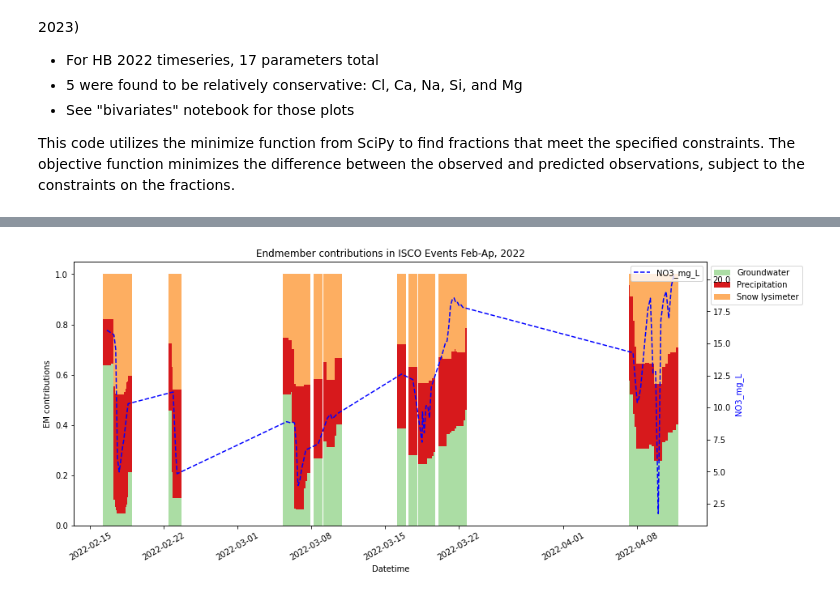
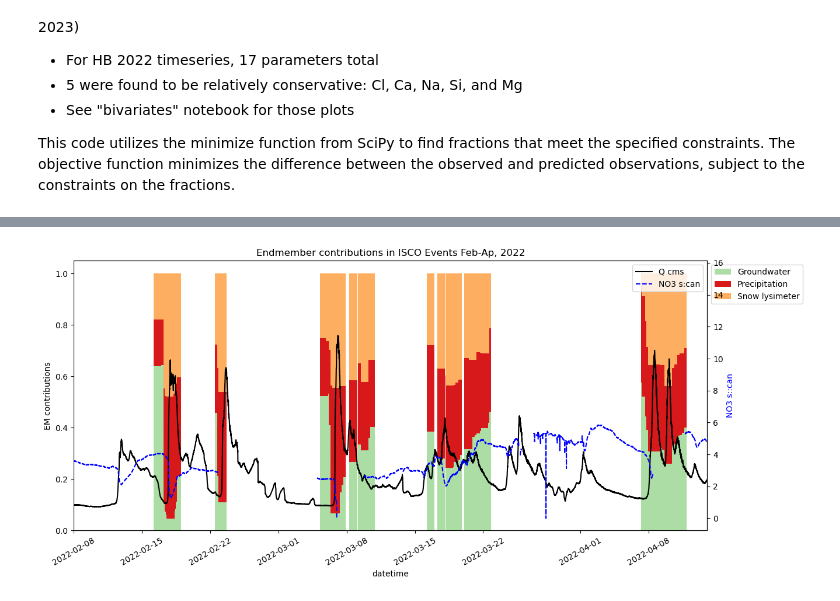
Before and after one commit to MeganEDuffy/EMMA, a Jupyter notebook: notebooks/Hungerford_2022_ISCO_EMMA.ipynb, the cells around one changed output, grey strips where cells are left out. Drawn from its saved outputs; the diff is of its cells as text; code cells hidden in the pictures.

Commit message:
plotted q scan no3 with emmas hb wb 2022

```diff
--- a/notebooks/Hungerford_2022_ISCO_EMMA.ipynb
+++ b/notebooks/Hungerford_2022_ISCO_EMMA.ipynb
@@ -234,14 +241,17 @@ import matplotlib.pyplot as plt
 # Load streamflow data from the CSV file
 streamflow_data = pd.read_csv("data/Data_for_EMMA_2022_HB.csv")
 
-# Convert Date and Time strings to combined Datetime that we'll index
-streamflow_data['Datetime'] = pd.to_datetime(streamflow_data['Date'] + ' ' + streamflow_data['Time'])
+# Load s::can NO3 and TP data from csv
+scan_data = pd.read_csv("/home/millieginty/OneDrive/git-repos/cQ_analysis/millar2021_R_separation_hysteresis/sonya-may24/data/hb_q_chem copy.csv")
+
+# Convert Date and Time strings to combined datetime that we'll index
+streamflow_data['datetime'] = pd.to_datetime(streamflow_data['Date'] + ' ' + streamflow_data['Time'])
 
 # Load potential endmembers from the separate CSV file
 endmember_data = pd.read_csv("data/end_members_2022_HB_mean_for_emma.csv")
 
-# Convert Date and Time strings to combined Datetime that we'll index
-endmember_data['Datetime'] = pd.to_datetime(endmember_data['Date'] + ' ' + endmember_data['Time'])
+# Convert Date and Time strings to combined datetime that we'll index
+endmember_data['datetime'] = pd.to_datetime(endmember_data['Date'] + ' ' + endmember_data['Time'])
 
 # Select the specific parameters of interest
 selected_parameters = ['Ca_mg_L', 'Cl_mg_L', 'Si_mg_L', 'Na_mg_L', 'Mg_mg_L']
@@ -299,54 +309,68 @@ fractions_df['Date'] = streamflow_data['Date']
 fractions_df['Time'] = streamflow_data['Time']
 fractions_df['Sum Fractions'] = fractions_df.sum(axis=1)
 
-# Convert Date and Time strings to combined Datetime that we'll index
-fractions_df['Datetime'] = pd.to_datetime(fractions_df['Date'] + ' ' + fractions_df['Time'])
+# Convert Date and Time strings to combined datetime that we'll index
+fractions_df['datetime'] = pd.to_datetime(fractions_df['Date'] + ' ' + fractions_df['Time'])
 
 # Aggregate nitrate data for each date (using mean as an example)
-nitrate_data_agg = streamflow_data.groupby('Datetime')['NO3_mg_L'].mean().reset_index()
+nitrate_data_agg = streamflow_data.groupby('datetime')['NO3_mg_L'].mean().reset_index()
+nitrate_scan_agg = scan_data.groupby('datetime')['NO3'].mean().reset_index()
 
 # Convert 'Date' column to datetime if it's not already
-nitrate_data_agg['Datetime'] = pd.to_datetime(nitrate_data_agg['Datetime'])
+nitrate_data_agg['datetime'] = pd.to_datetime(nitrate_data_agg['datetime'])
+nitrate_scan_agg['datetime'] = pd.to_datetime(nitrate_scan_agg['datetime'])
+scan_data['datetime'] = pd.to_datetime(scan_data['datetime'])
+
+# Convert the timezone-aware datetime to timezone-naive
+scan_data['datetime'] = pd.to_datetime(scan_data['datetime']).dt.tz_convert(None)
 
 # Merge aggregated nitrate data with fractions_df on 'Date'
-event1_df = pd.concat([fractions_df.set_index('Datetime'), nitrate_data_agg.set_index('Datetime')], axis=1)
+event1_df = pd.concat([fractions_df.set_index('datetime'), nitrate_data_agg.set_index('datetime')], axis=1)
+#event1_df = pd.concat([fractions_df.set_index('datetime'), scan_data.set_index('datetime')], axis=1)
 
-# Set 'Datetime' as the index
+# Set 'datetime' as the index
 event1_df.reset_index(inplace=True)
 
-# Set 'Datetime' as the index
-event1_df.set_index('Datetime', inplace=True)
+# Set 'datetime' as the index
+event1_df.set_index('datetime', inplace=True)
 
 # Define colors for each endmember
 colors = {'Groundwater': '#abdda4', 'Precipitation': '#d7191c', 'Snow lysimeter': '#fdae61'}
 
 # Plot stacked bar chart
 fig, ax1 = plt.subplots(figsize=(14, 6))
 
 bottom = None
 for column, color in colors.items():
     ax1.bar(event1_df.index, event1_df[column], label=column, color=color, bottom=bottom)
     if bottom is None:
         bottom = event1_df[column].values
     else:
         bottom += event1_df[column].values
 
-ax1.set_xlabel('Datetime')
+ax1.set_xlabel('datetime')
 ax1.set_ylabel('EM contributions')
 ax1.set_title('Endmember contributions in ISCO Events Feb-Ap, 2022')
+
+# Set x-axis limits
+start_date = pd.to_datetime("2022-02-08 00:00:00")
+end_date = pd.to_datetime("2022-04-14 00:00:00")
+ax1.set_xlim([start_date, end_date])
 
 # Rotate x-axis tick labels
 plt.xticks(rotation=30)
 
 # Place legend outside the plot on the left
 ax1.legend(loc='upper left', bbox_to_anchor=(1, 1))
 
 # Create a secondary y-axis for nitrate concentration
 ax2 = ax1.twinx()
-ax2.plot(event1_df.index, event1_df['NO3_mg_L'], color='blue', label='NO3_mg_L', linestyle='--')
-ax2.set_ylabel('NO3_mg_L', color='blue')
+#ax2.plot(event1_df.index, event1_df['NO3_mg_L'], color='blue', label='NO3_mg_L', linestyle='--')
+ax2.plot(scan_data['datetime'], scan_data['q_cms_hb'], color='black', label='Q cms', linestyle='-')
+ax2.plot(nitrate_scan_agg['datetime'], nitrate_scan_agg['NO3'], color='blue', label='NO3 s:can', linestyle='--')
+ax2.set_ylabel('NO3 s::can', color='blue')
 ax2.legend(loc='upper right')
 
 plt.show()
 # %% [output]
-[figure, old version]
+[figure, new version]
```
Also changed, not shown: parts of 4 cells of this notebook, 1 other file.
